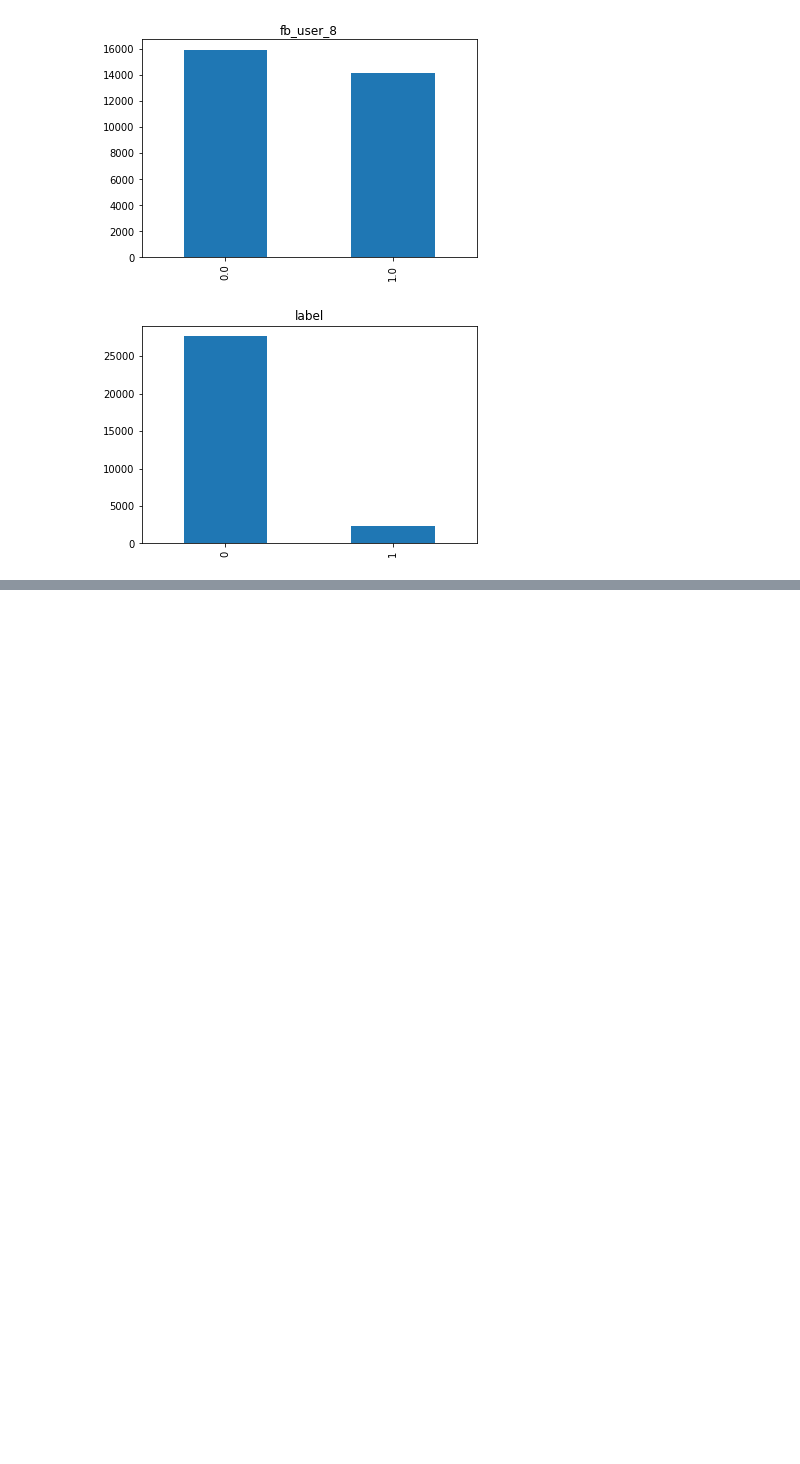
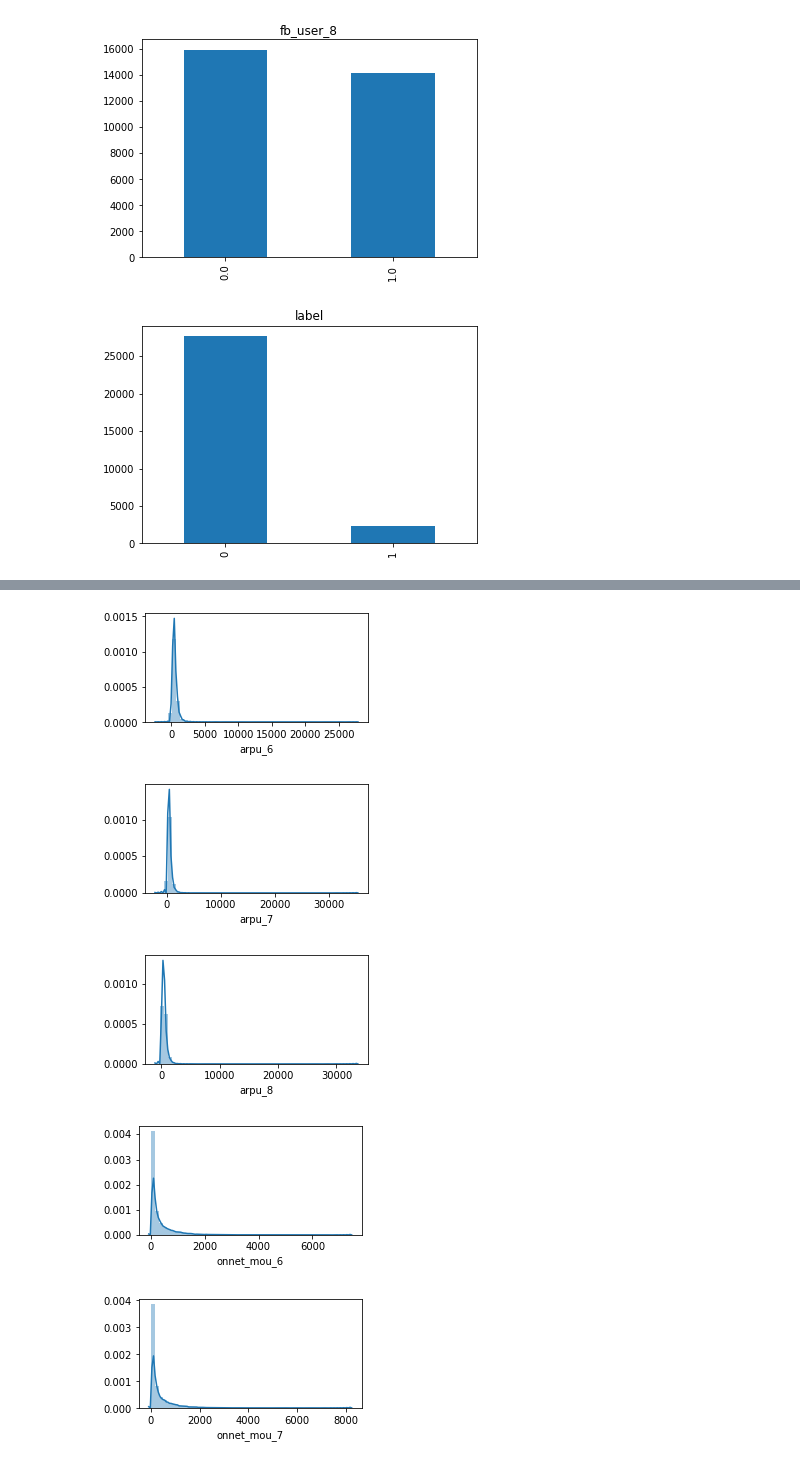
Before and after one commit to jagadeesh-gajula/Telecom-Churn-Prediction, a Jupyter notebook: Telecom Churn Case Study.ipynb, the cells around one changed output, grey strips where cells are left out. Saved outputs shown, nothing was run; the diff lists cells and outputs as text; code cells hidden in the pictures; blank space fills up the shorter version.

```diff
--- a/Telecom Churn Case Study.ipynb
+++ b/Telecom Churn Case Study.ipynb
@@ -245,8 +238,3 @@ for i in less_unique:
 [figure]
 [figure]
 [figure]
-# %%
-import seaborn as sns
-for i in numeric:
-    try:
-        sns.distplot(df[i])
@@ -266,0 +241,19 @@ for i in numeric:
+# %%
+# numeric columns into numeric
+numeric = [i for i in df.columns if df[i].dtype ==  'float64' or df[i].dtype == 'int64']
+# %%
+# plotting distribution plots for first 5 numeric columns
+
+for i in df[numeric].columns[:5]:
+    try:
+        plt.figure(figsize=(4,2))
+        sns.distplot(df[i])
+        plt.show()
+    except:
+        pass
+# %% [output]
+[figure, added]
+[figure, added]
+[figure, added]
+[figure, added]
+[figure, added]
```
Also changed, not shown: parts of 13 cells of this notebook.
